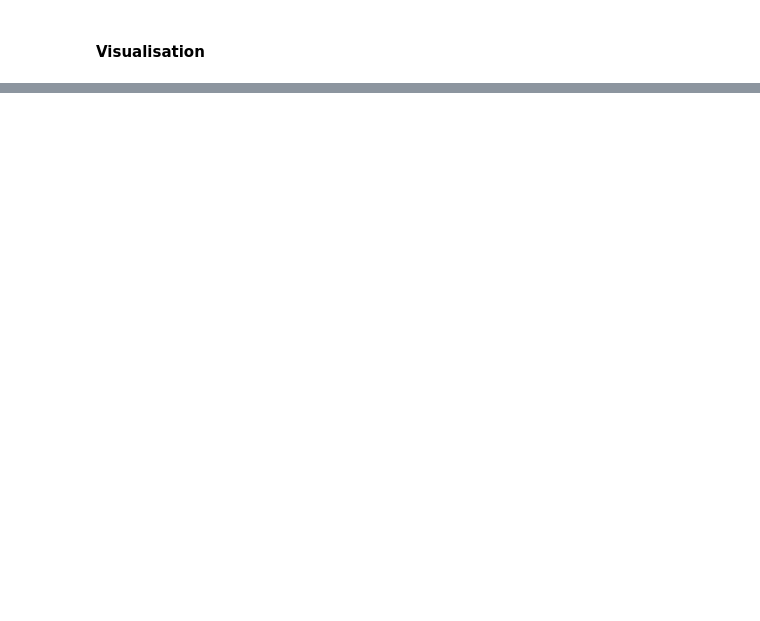
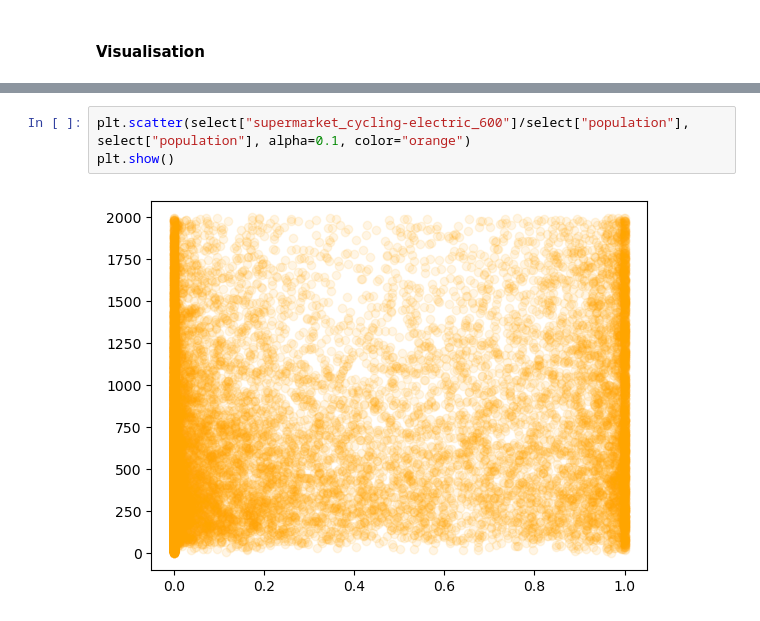
Before and after one commit to Antoine-M2/travel-time-study, a Jupyter notebook: main.ipynb, the cells around one changed output, grey strips where cells are left out. Saved outputs shown, nothing was run; the diff lists cells and outputs as text; blank space fills up the shorter version.

```diff
--- a/main.ipynb
+++ b/main.ipynb
@@ -751,0 +757,5 @@ df.to_csv(f"processed/data/pop_iso_communes.csv", index=False)
+# %%
+plt.scatter(select["supermarket_cycling-electric_600"]/select["population"], select["population"], alpha=0.1, color="orange")
+plt.show()
+# %% [output]
+[figure, added]
```
Also changed, not shown: parts of 6 cells of this notebook, 6 other files.
